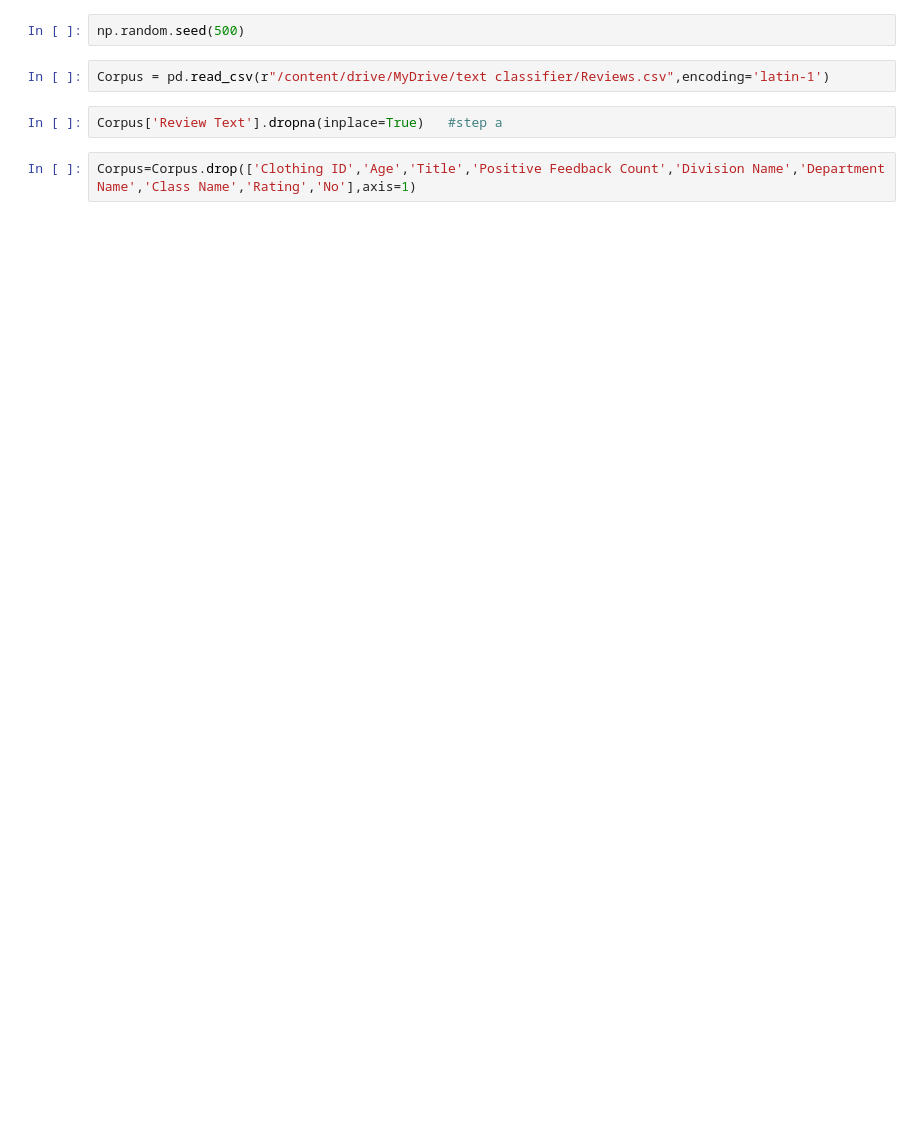
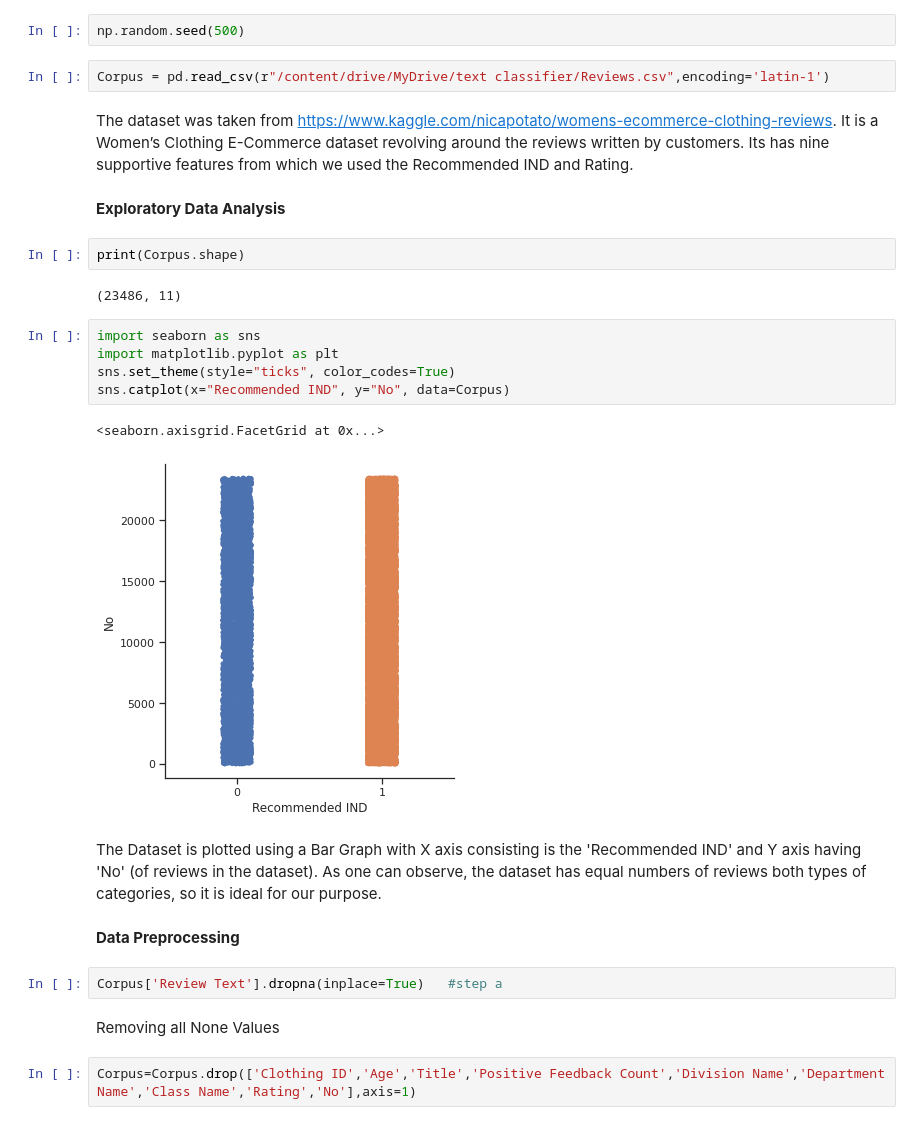
Before and after one commit to hrushipandit/Text-Classification, a Jupyter notebook: Review Classifier/Text_Classification_Reviews.ipynb, the cells around one changed output. Cells and saved outputs as stored; diff of their text form; blank space fills up the shorter version.

```diff
--- a/Review Classifier/Text_Classification_Reviews.ipynb
+++ b/Review Classifier/Text_Classification_Reviews.ipynb
@@ -38,7 +39,29 @@ Mounted at /content/drive
 np.random.seed(500)
 # %%
 Corpus = pd.read_csv(r"/content/drive/MyDrive/text classifier/Reviews.csv",encoding='latin-1')
+# %% [markdown]
+The dataset was taken from https://www.kaggle.com/nicapotato/womens-ecommerce-clothing-reviews. It is a Women’s Clothing E-Commerce dataset revolving around the reviews written by customers. Its has nine supportive features from which we used the Recommended IND and Rating.
+# %% [markdown]
+**Exploratory Data Analysis**
+# %%
+print(Corpus.shape)
+# %% [output]
+(23486, 11)
+# %%
+import seaborn as sns
+import matplotlib.pyplot as plt
+sns.set_theme(style="ticks", color_codes=True)
+sns.catplot(x="Recommended IND", y="No", data=Corpus)
+# %% [output]
+<seaborn.axisgrid.FacetGrid at 0x...>
+[figure, added]
+# %% [markdown]
+The Dataset is plotted using a Bar Graph with X axis consisting is the 'Recommended IND' and Y axis having 'No' (of reviews in the dataset). As one can observe, the dataset has equal numbers of reviews both types of categories, so it is ideal for our purpose.
+# %% [markdown]
+**Data Preprocessing**
 # %%
 Corpus['Review Text'].dropna(inplace=True)   #step a
+# %% [markdown]
+Removing all None Values
 # %%
 Corpus=Corpus.drop(['Clothing ID','Age','Title','Positive Feedback Count','Division Name','Department Name','Class Name','Rating','No'],axis=1)
```
Also changed, not shown: parts of 24 cells of this notebook.
